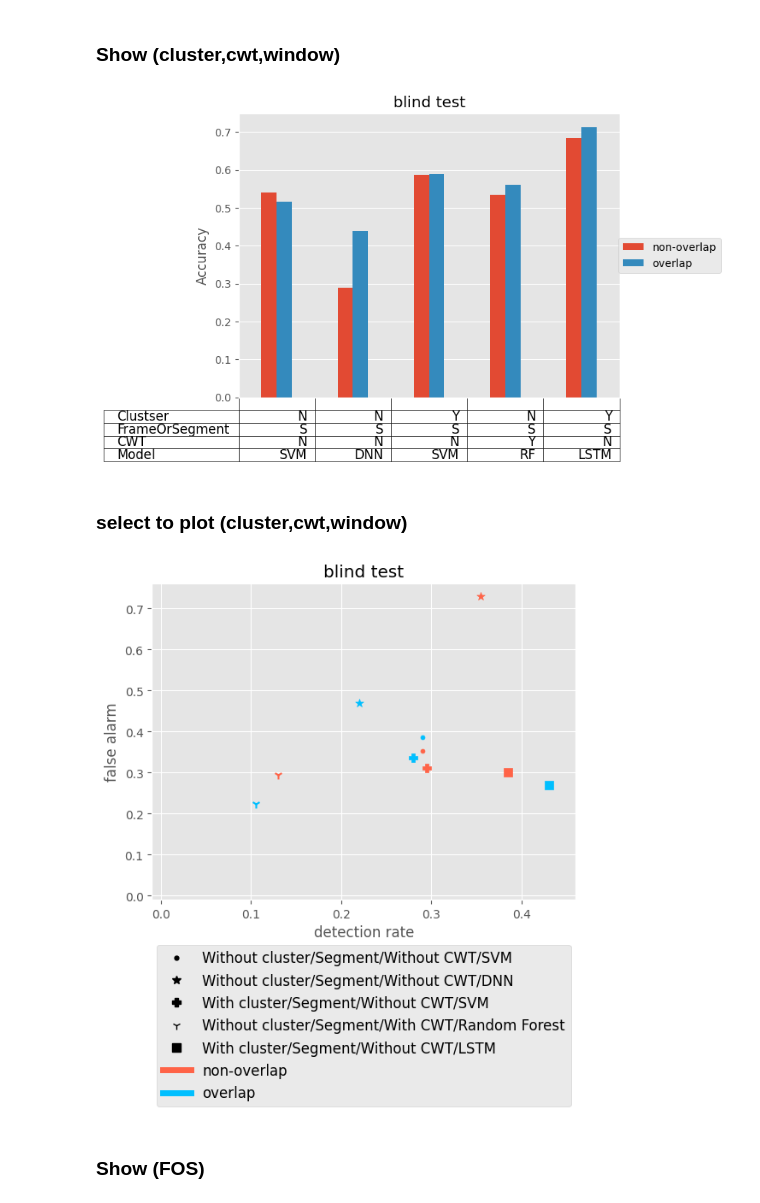
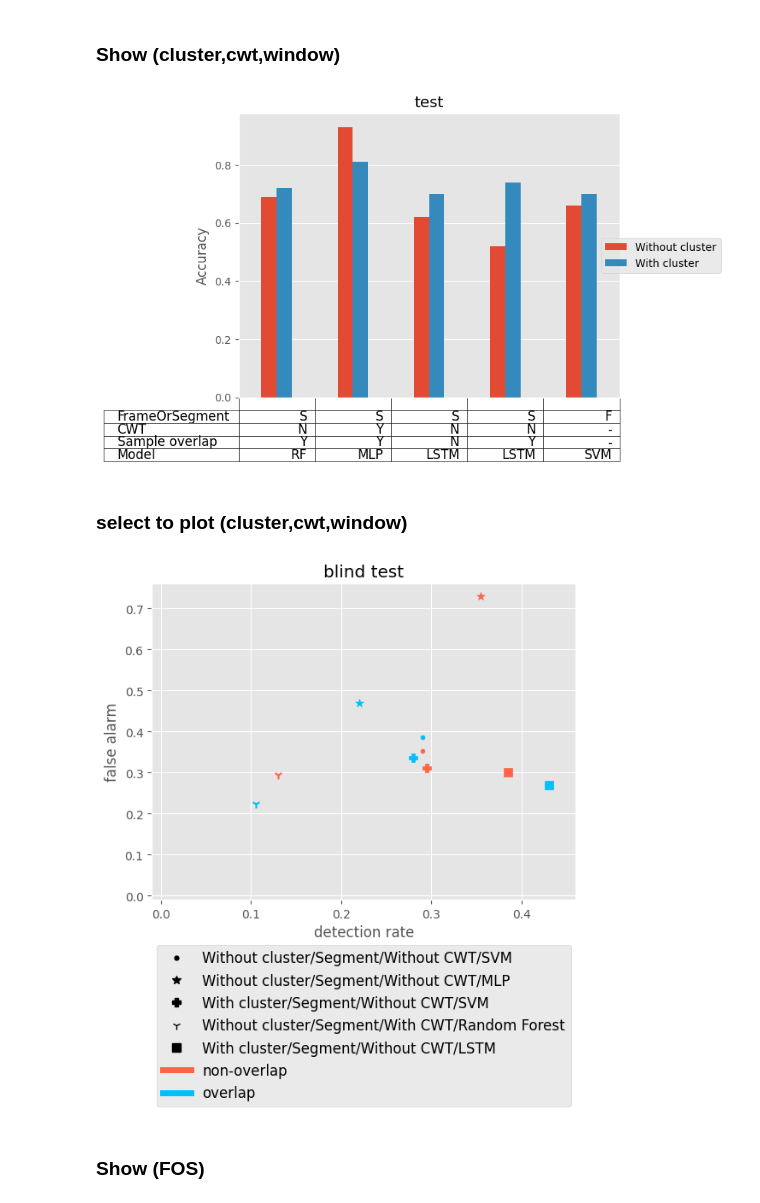
Before and after one commit to IS-Howard/final, a Jupyter notebook: result_ananlysis2.ipynb, the cells around one changed output. Drawn from its saved outputs; the diff is of its cells as text; code cells hidden in the pictures.

```diff
--- a/result_ananlysis2.ipynb
+++ b/result_ananlysis2.ipynb
@@ -35,7 +35,7 @@ def ntocell(name):
     elif name.find('rf')!=-1:
         mod = 'RF'
     elif name.find('dnn')!=-1:
-        mod = 'DNN'
+        mod = 'MLP'
     else:
         mod = 'LSTM'
     return cls, fos, cwt, ovl, mod
@@ -75,7 +75,7 @@ def clstolegend(c, skip=-1):
         ['Frame', 'Segment'],
         ['Without CWT', 'With CWT'],
         ['non-overlap', 'overlap'],
-        ['SVM', 'Random Forest', 'DNN', 'LSTM']
+        ['SVM', 'Random Forest', 'MLP', 'LSTM']
     ]
     leg = ''
     for i,cc in enumerate(c):
@@ -123,10 +123,10 @@ for i in range(len(df3.index)):
 ### Show (cluster,cwt,window)
 # %%
 # compare
-compare = 3 # 0 cluster, 2 cwt, 3 window
-i = 1 # test blindtest
+compare = 0 # 0 cluster, 2 cwt, 3 window
+i = 0 # test blindtest
 s = 0  # acc fa dr
-sel = [0,2,3,7,13]
+sel = [4,11,12,13,16]
 # axes
 axes = ['Accuracy', 'False Alerm', 'Detection Rate']
 axess = ['ACC','FA','DR']
@@ -146,14 +146,14 @@ show_cmps = [
     ['F','S'],
     ['N','Y'],
     ['N','Y'],
-    ['SVM', 'RF', 'DNN', 'LSTM']
+    ['SVM', 'RF', 'MLP', 'LSTM']
 ]
 legends = [
-    ['No cluster', 'Add cluster'],
+    ['Without cluster', 'With cluster'],
     ['Frame', 'Segment'],
-    ['No CWT', 'Add CWT'],
+    ['Without CWT', 'With CWT'],
     ['non-overlap', 'overlap'],
-    ['SVM', 'Random Forest', 'DNN', 'LSTM']
+    ['SVM', 'Random Forest', 'MLP', 'LSTM']
 ]
 cmp_titles = [
     'Clustser',
@@ -198,41 +198,41 @@ del row_labels[compare]
 y = np.array(y)
 cell = np.array(cell)
 if sel:
     y = y[:,sel]
     cell = cell[:,sel]
 
 ax.title.set_text(subtitles[i])
 width = 0.1*cl
 x = np.arange(len(y[0]))
 spare_width = (1 - width)/cl
 
 for r in range(cl):
     ax.bar(x+r*width, y[r], width, label=legends[compare][r])
 ax.set_xlim(-spare_width,len(x)-spare_width)
 plt.xticks([])
 plt.ylabel(axes[s])
 plt.legend(loc='center right', bbox_to_anchor=(1.28, 0.5))
 
 # plot table
 table = plt.table(cellText=cell,
         rowLabels=row_labels,
         colLabels=['']*len(y[0]),
         loc='bottom')
 
 table.auto_set_font_size(False)
 table.set_fontsize(12)
 
 if save_root:
     plt.savefig(save_root+cmp_titles[compare]+'_'+axess[s]+'_'+str(i+1)+'.png', bbox_inches="tight")
 # %% [output]
-[figure, old version]
+[figure, new version]
 # %% [markdown]
 ### select to plot (cluster,cwt,window)
 # %%
 # compare
-compare = 2 # 0 cluster, 2 cwt, 3 window
+compare = 3 # 0 cluster, 2 cwt, 3 window
 sel = [0,2,3,7,13]
-i = 0 # te tt
+i = 1 # te tt
 
 # axes
 axes = ['Accuracy', 'False Alerm', 'Detection Rate']
@@ -253,14 +253,14 @@ show_cmps = [
     ['F','S'],
     ['N','Y'],
     ['N','Y'],
-    ['SVM', 'RF', 'DNN', 'LSTM']
+    ['SVM', 'RF', 'MLP', 'LSTM']
 ]
 legends = [
-    ['No cluster', 'Add cluster'],
+    ['Without cluster', 'With cluster'],
     ['Frame', 'Segment'],
-    ['No CWT', 'Add CWT'],
+    ['Without CWT', 'With CWT'],
     ['non-overlap', 'overlap'],
-    ['SVM', 'Random Forest', 'DNN', 'LSTM']
+    ['SVM', 'Random Forest', 'MLP', 'LSTM']
 ]
 cmp_titles = [
     'Clustser',
@@ -325,7 +325,7 @@ plt.legend(handles=legs, loc='upper center', bbox_to_anchor=(0.5,-0.12), fancybo
 if save_root:
     plt.savefig(save_root+cmp_titles[compare]+'_'+'FA&DR'+'_'+str(i+1)+'.png', bbox_inches="tight")
 # %% [output]
-[figure, old version]
+[figure, new version]
 # %% [markdown]
 ### Show (FOS)
 # %%
```
Also changed, not shown: parts of 6 cells of this notebook, 1 other file.
